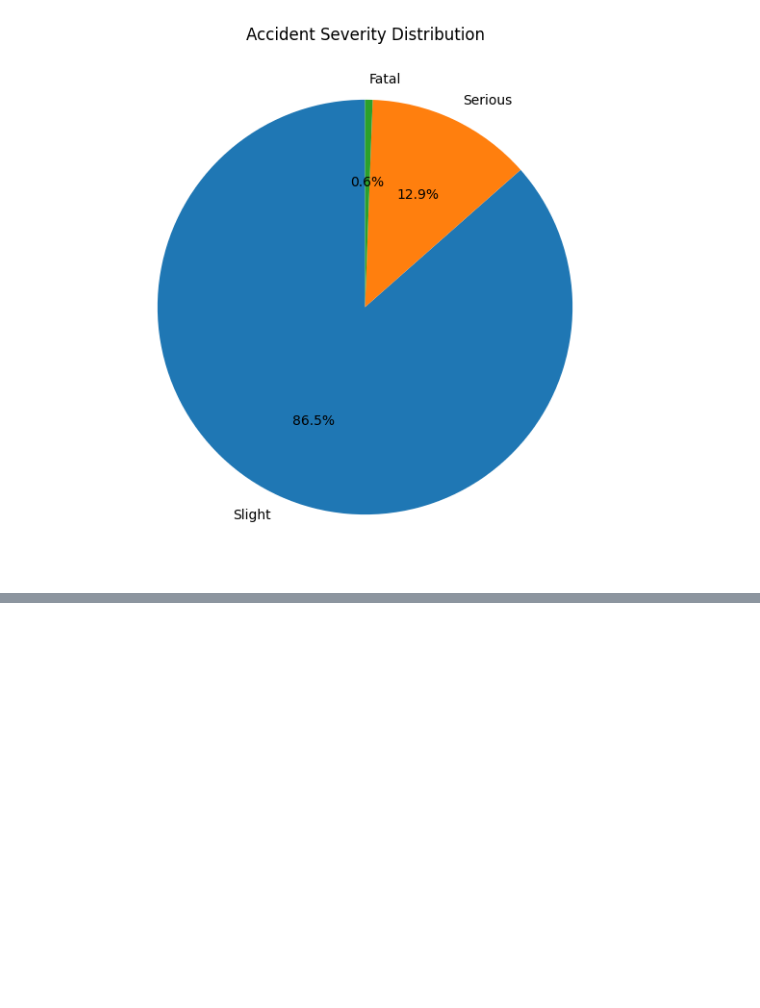
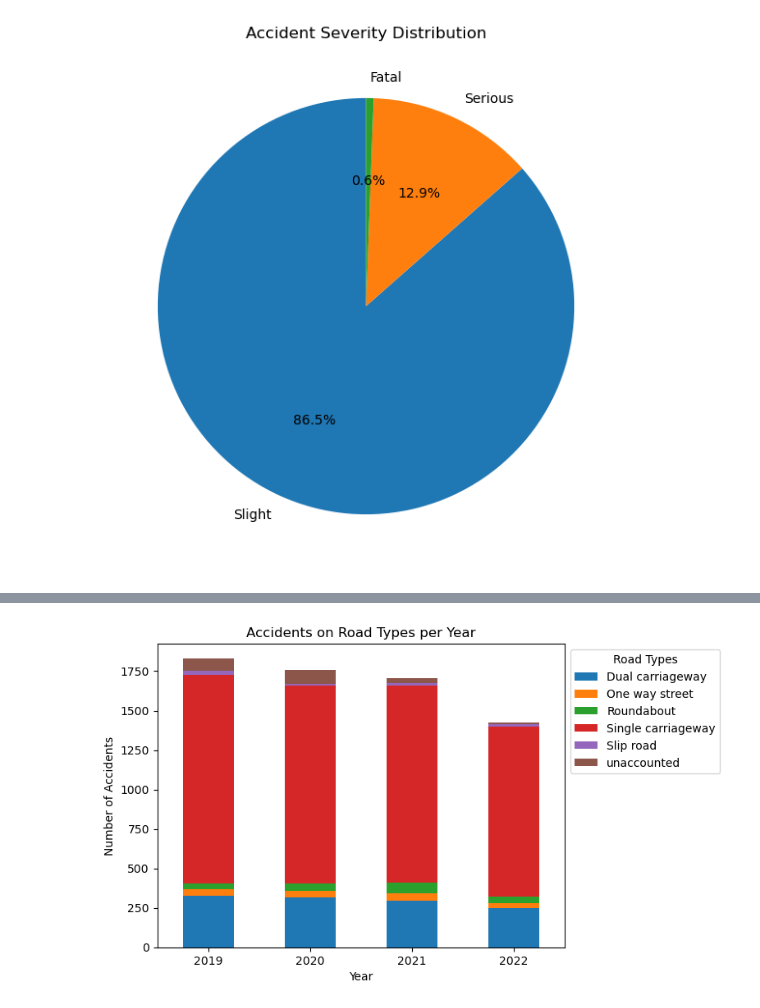
Before and after one commit to oliverliwanag/ELEC3A, a Jupyter notebook: ELEC03-3A/DATA VISUALIZATION.ipynb, the cells around one changed output, grey strips where cells are left out. Cells and saved outputs as stored; diff of their text form; code cells hidden in the pictures; blank space fills up the shorter version.

```diff
--- a/ELEC03-3A/DATA VISUALIZATION.ipynb
+++ b/ELEC03-3A/DATA VISUALIZATION.ipynb
@@ -456,0 +472,17 @@ plt.show()
+# %%
+# Accidents on Manchester Roads per year
+manchester_df = df[df['District Area'] == 'Manchester']
+
+manchester_roads = manchester_df.groupby(['Year','Road_Type']).size().unstack()
+
+manchester_roads.plot(kind='bar', stacked = True)
+plt.title('Accidents on Road Types per Year')
+plt.xlabel('Year')
+plt.ylabel('Number of Accidents')
+plt.legend(title='Road Types', bbox_to_anchor = (1,1), loc='upper left')
+plt.xticks(rotation=0)
+plt.show()
+
+#INSIGHT - Base on the bar graph, from 2019-2022 'Single carriageway' roads cause the most amount of accidents in Manchester with it staying around (amount) accident per year.
+# %% [output]
+[figure, added]
```
Also changed, not shown: parts of 12 cells of this notebook.
